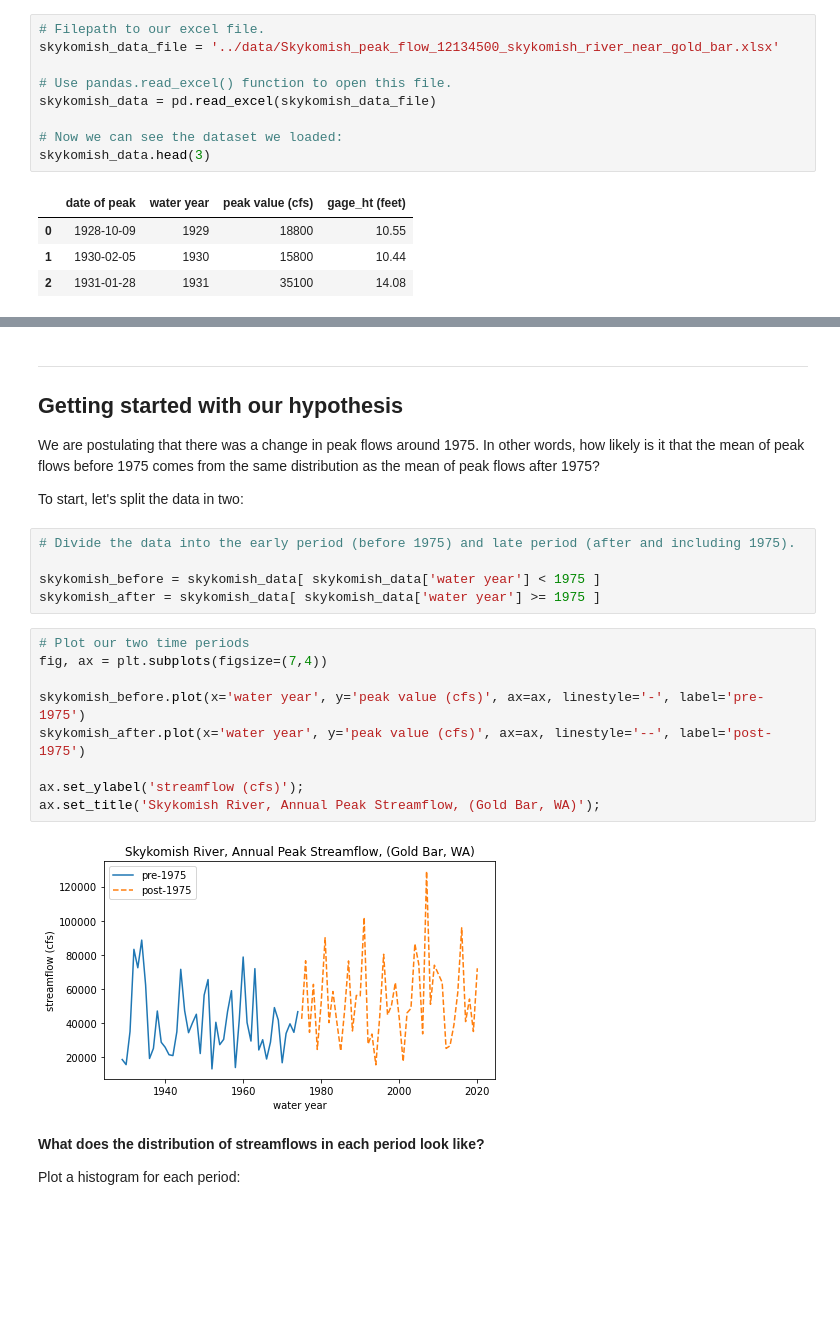
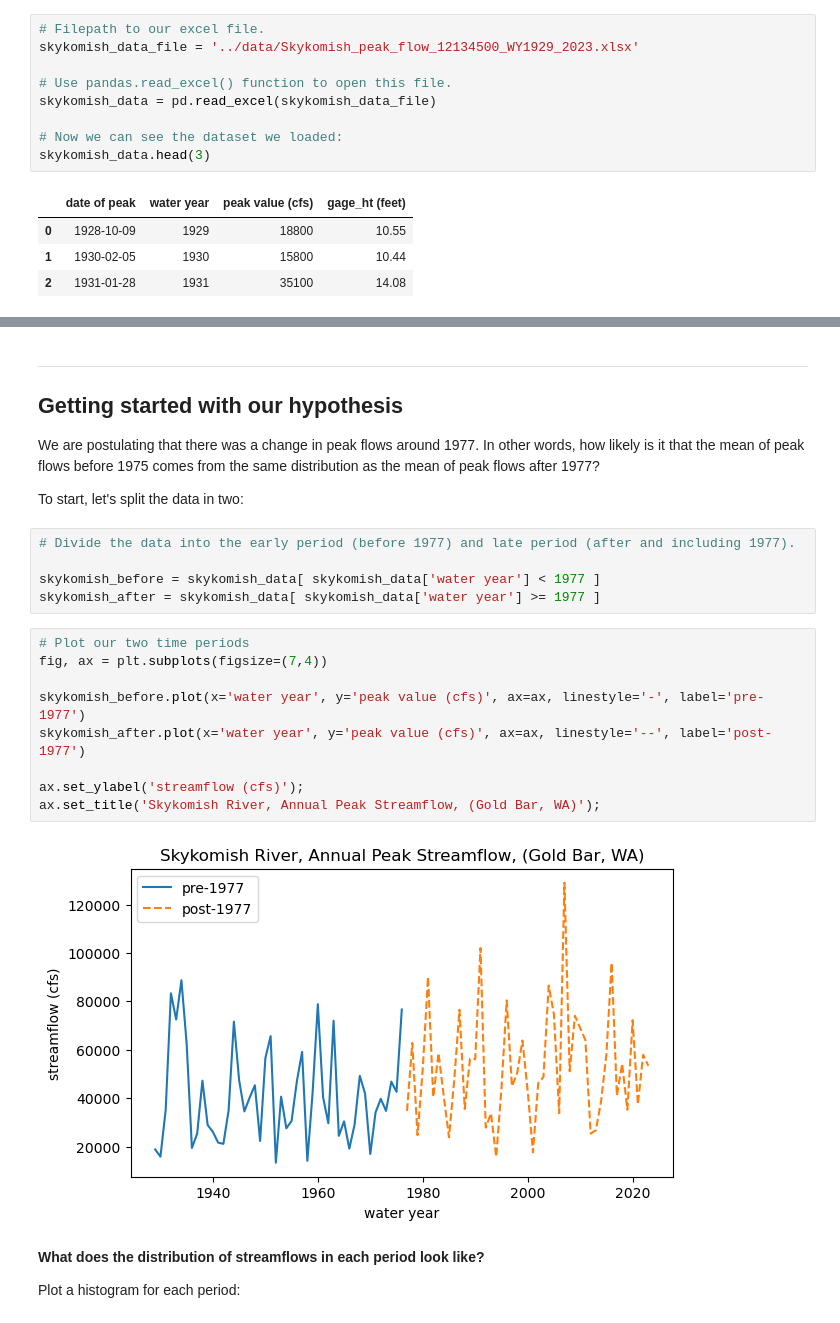
Before and after one commit to Mountain-Hydrology-Research-Group/data-analysis, a Jupyter notebook: book/modules/module2/lab2-1.ipynb, the cells around one changed output, grey strips where cells are left out. Saved outputs shown, nothing was run; the diff lists cells and outputs as text; blank space fills up the shorter version.

```diff
--- a/book/modules/module2/lab2-1.ipynb
+++ b/book/modules/module2/lab2-1.ipynb
@@ -16,7 +16,7 @@ import matplotlib.pyplot as plt
 %matplotlib inline
 # %%
 # Filepath to our excel file.
-skykomish_data_file = '../data/Skykomish_peak_flow_12134500_skykomish_river_near_gold_bar.xlsx'
+skykomish_data_file = '../data/Skykomish_peak_flow_12134500_WY1929_2023.xlsx'
 
 # Use pandas.read_excel() function to open this file.
 skykomish_data = pd.read_excel(skykomish_data_file)
@@ -42,25 +42,25 @@ ax.set_title('Skykomish River, Annual Peak Streamflow, (Gold Bar, WA)');
 
 ## Getting started with our hypothesis
 
-We are postulating that there was a change in peak flows around 1975. In other words, how likely is it that the mean of peak flows before 1975 comes from the same distribution as the mean of peak flows after 1975?
+We are postulating that there was a change in peak flows around 1977. In other words, how likely is it that the mean of peak flows before 1975 comes from the same distribution as the mean of peak flows after 1977?
 
 To start, let's split the data in two:
 # %%
-# Divide the data into the early period (before 1975) and late period (after and including 1975).
+# Divide the data into the early period (before 1977) and late period (after and including 1977).
 
-skykomish_before = skykomish_data[ skykomish_data['water year'] < 1975 ]
-skykomish_after = skykomish_data[ skykomish_data['water year'] >= 1975 ]
+skykomish_before = skykomish_data[ skykomish_data['water year'] < 1977 ]
+skykomish_after = skykomish_data[ skykomish_data['water year'] >= 1977 ]
 # %%
 # Plot our two time periods
 fig, ax = plt.subplots(figsize=(7,4))
 
-skykomish_before.plot(x='water year', y='peak value (cfs)', ax=ax, linestyle='-', label='pre-1975')
-skykomish_after.plot(x='water year', y='peak value (cfs)', ax=ax, linestyle='--', label='post-1975')
+skykomish_before.plot(x='water year', y='peak value (cfs)', ax=ax, linestyle='-', label='pre-1977')
+skykomish_after.plot(x='water year', y='peak value (cfs)', ax=ax, linestyle='--', label='post-1977')
 
 ax.set_ylabel('streamflow (cfs)');
 ax.set_title('Skykomish River, Annual Peak Streamflow, (Gold Bar, WA)');
 # %% [output]
-[figure, old version]
+[figure, new version]
 # %% [markdown]
 **What does the distribution of streamflows in each period look like?**
 
```
Also changed, not shown: parts of 16 cells of this notebook.
